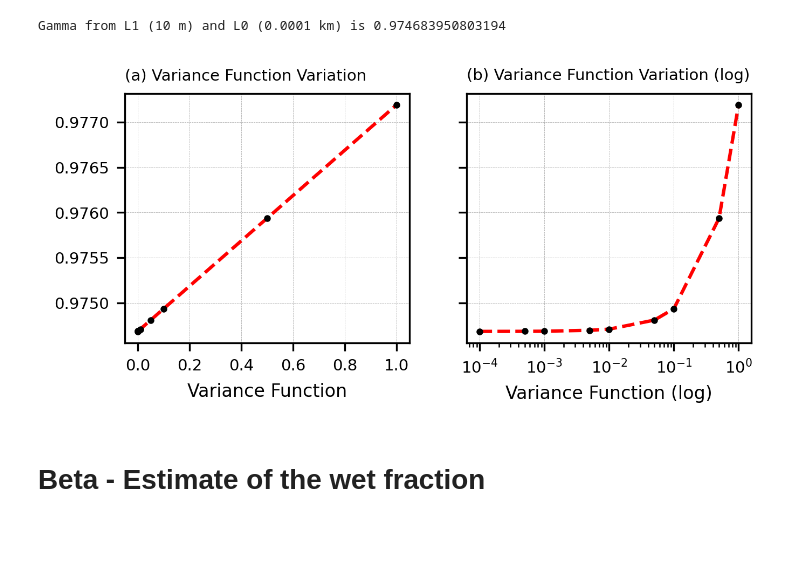
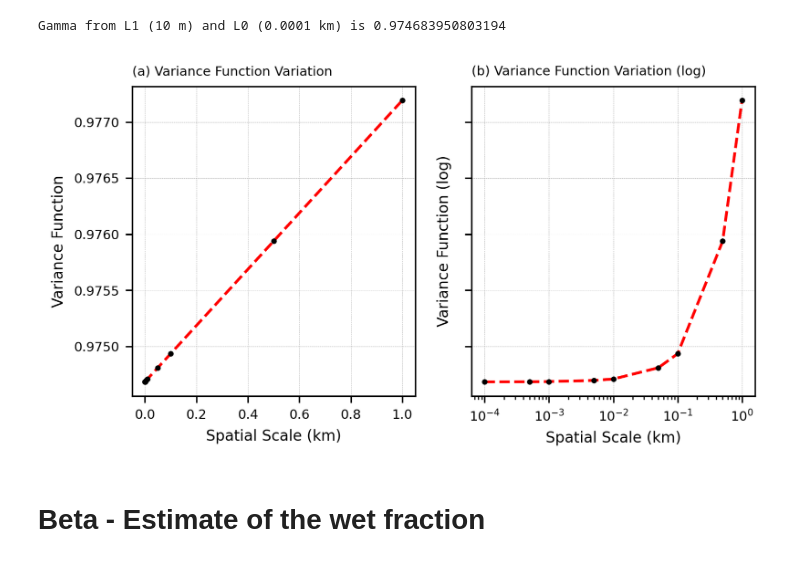
Before and after one commit to mhacarthur/downpy, a Jupyter notebook: codes/test_corr_gamma.ipynb, the cells around one changed output. Drawn from its saved outputs; the diff is of its cells as text; code cells hidden in the pictures; blank space fills up the shorter version.

```diff
--- a/codes/test_corr_gamma.ipynb
+++ b/codes/test_corr_gamma.ipynb
@@ -46,6 +46,8 @@ lon2d, lat2d = np.meshgrid(lon, lat)
 dx = 0.1
 dy = 0.1
 
+PRE = DATA['PRE'].values
+
 DATA = DATA.dropna(dim='time', how='any')
 DATA
 # %% [output]
@@ -225,11 +227,11 @@ for nn in range(8):
     la_center.append((la_max_+la_min_)/2)
 
     if nn == 0:
-        wet_fraction.append(wetfrac(DATA['PRE'][:,9,12],thresh))
-        print(np.round(wetfrac(DATA['PRE'][:,9,12],thresh),4))
+        wet_fraction.append(wetfrac(PRE[:,9,12],thresh))
+        print(np.round(wetfrac(PRE[:,9,12],thresh),4))
     else:
-        wet_fraction.append(np.round(wetfrac(np.mean(DATA['PRE'][:,9-nn:10,12:12+nn+1],axis=(1,2)),thresh),4))
-        print(wetfrac(np.mean(DATA['PRE'][:,9-nn:10,12:12+nn+1],axis=(1,2)),thresh))
+        wet_fraction.append(np.round(wetfrac(np.mean(PRE[:,9-nn:10,12:12+nn+1],axis=(1,2)),thresh),4))
+        print(wetfrac(np.mean(PRE[:,9-nn:10,12:12+nn+1],axis=(1,2)),thresh))
 # %% [output]
 0.2996
 0.30677887940973025
@@ -252,8 +254,7 @@ for nn in range(len(lo_center)):#
     ax1 = plt.subplot(gs[0, 0], projection = proj)
     ax1.set_extent([10.5, 13.2, 44.7, 46.8], crs=proj)
     ax1.add_feature(cf.COASTLINE,linewidth=0.1, linestyle='-',edgecolor='k')
-    # a1 = ax1.contourf(lon2d, lat2d, np.nanmean(DATA['PRE'],axis=0), cmap=cmap)
-    a1 = ax1.pcolormesh(lon2d, lat2d, np.nanmean(DATA['PRE'],axis=0))
+    a1 = ax1.pcolormesh(lon2d, lat2d, np.nanmean(PRE,axis=0), cmap=cmap)
     ax1.add_geometries(Veneto.geometry, ccrs.PlateCarree(), edgecolor='k', facecolor='None', linewidth=0.6, alpha=0.5)
 
     gl = ax1.gridlines(crs=proj,draw_labels=True,linewidth=0.2,color='gray',alpha=0.5,linestyle='--')
@@ -296,7 +297,7 @@ for nn in range(len(lo_center)):#
     # ============================================================================================================================
     fig_SOM = os.path.join('..','fig','gif',f'integration_{str(nn).zfill(2)}.png')
     print(f'Export to {fig_SOM}')
-    # plt.savefig(fig_SOM, facecolor='white',bbox_inches ='tight',pad_inches = 0.1)
+    plt.savefig(fig_SOM, facecolor='white',bbox_inches ='tight',pad_inches = 0.1)
 # %% [output]
 Export to ../fig/gif/integration_00.png
 Export to ../fig/gif/integration_01.png
@@ -352,43 +353,43 @@ for nn in range(len(L0_s)):
 
     gam_list.append((L0 / L1) ** 4 * (int_XY / int_XY0))
 # %%
-fig = plt.figure(figsize=(5,2),dpi=300)
+fig = plt.figure(figsize=(6,3),dpi=300)
 gs = gridspec.GridSpec(1,2)
 
 # ====================================================================
 ax1 = plt.subplot(gs[0, 0])
 ax1.plot(L0_s, gam_list, 'k.',markersize=4, zorder=8)
 ax1.plot(L0_s, gam_list, 'r--',markersize=4)
 
 ax1.tick_params(axis='x', labelsize=7)
 ax1.tick_params(axis='y', labelsize=7)
 
-ax1.set_xlabel('Spatial Scale', fontsize=8)
-ax1.set_xlabel('Variance Function', fontsize=8)
+ax1.set_xlabel('Spatial Scale (km)', fontsize=8)
+ax1.set_ylabel('Variance Function', fontsize=8)
 
 ax1.set_title('(a) Variance Function Variation', loc='left', fontsize=7)
 
 plt.grid(linewidth=0.2, linestyle='--')
 
 # ====================================================================
 ax1 = plt.subplot(gs[0, 1])
 ax1.plot(L0_s, gam_list, 'k.',markersize=4, zorder=8)
 ax1.plot(L0_s, gam_list, 'r--',markersize=4)
 
 ax1.set_xscale('log')
 
 ax1.tick_params(axis='x', labelsize=7)
 ax1.tick_params(axis='y', labelsize=7)
 
-ax1.set_xlabel('Spatial Scale', fontsize=8)
-ax1.set_xlabel('Variance Function (log)', fontsize=8)
+ax1.set_xlabel('Spatial Scale (km)', fontsize=8)
+ax1.set_ylabel('Variance Function (log)', fontsize=8)
 ax1.set_yticklabels([])
 
 ax1.set_title('(b) Variance Function Variation (log)', loc='left', fontsize=7)
 
 plt.grid(linewidth=0.2, linestyle='--')
 # %% [output]
-[figure, old version]
+[figure, new version]
 # %% [markdown]
 # Beta - Estimate of the wet fraction
 # %%
```
Also changed, not shown: parts of 23 cells of this notebook.
